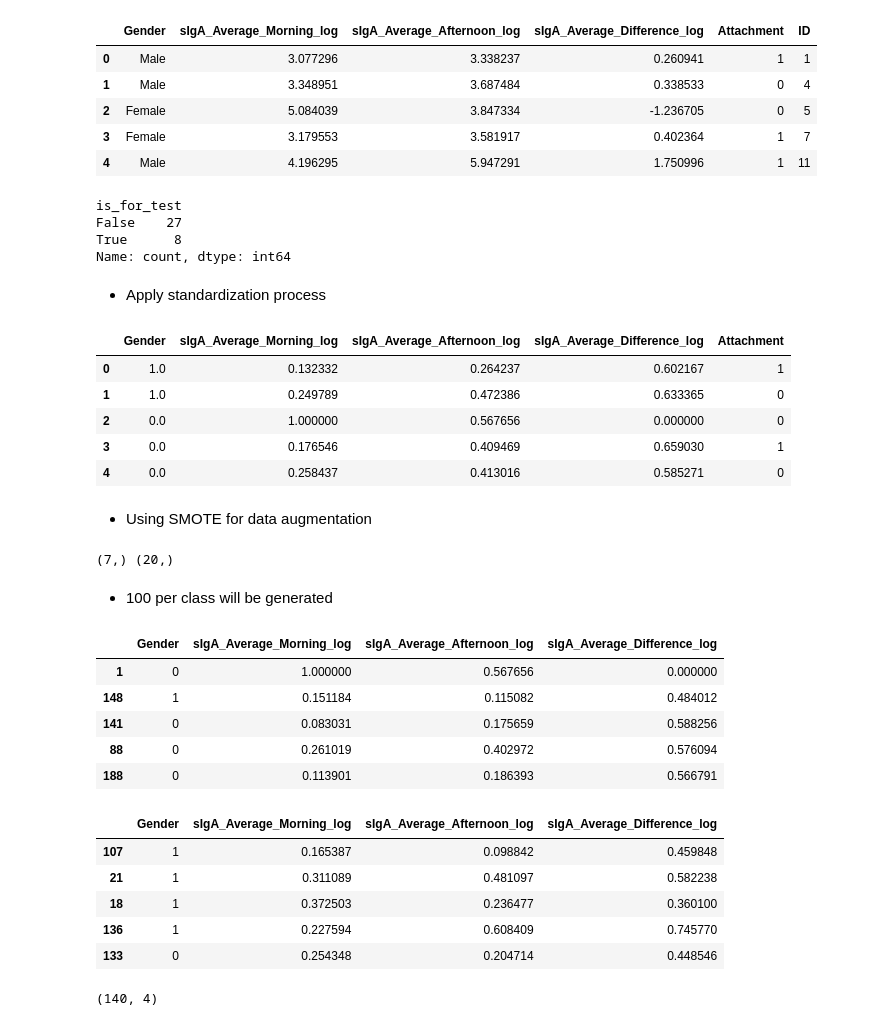
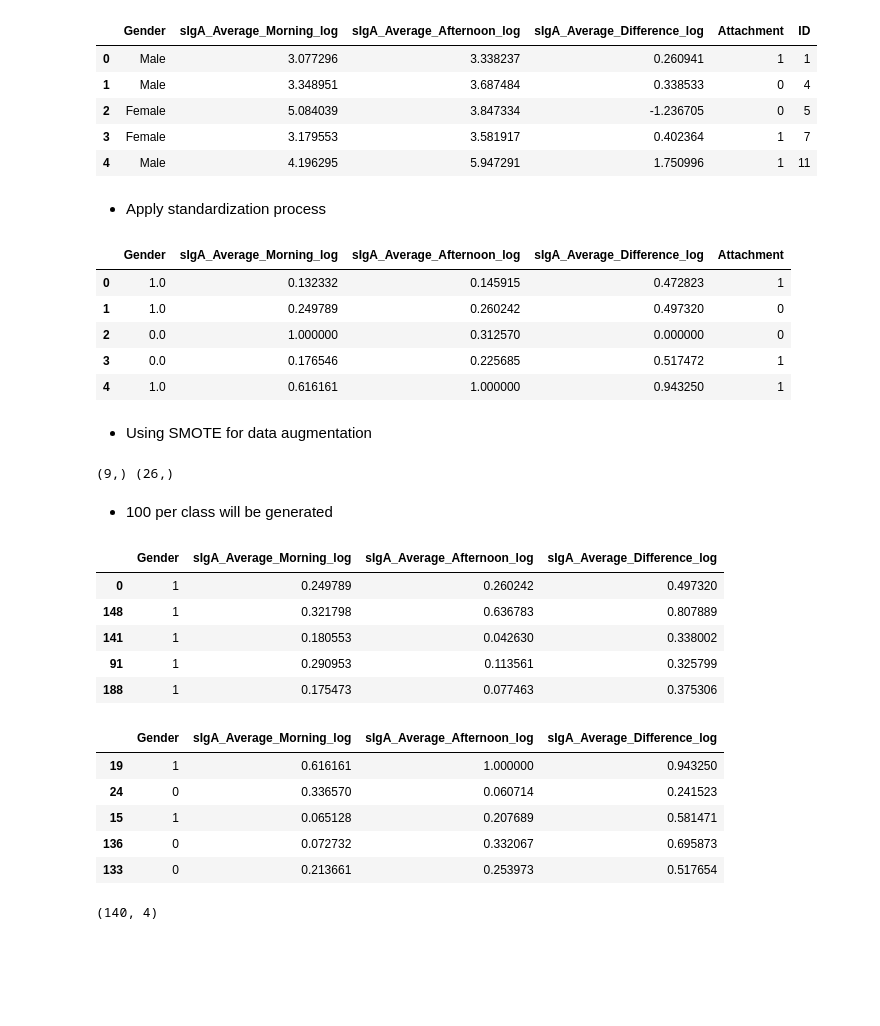
Before and after one commit to dMedinaO/IgA_attachment_analysis, a Jupyter notebook: inference_process/3_predictive_attachment_model.ipynb, the cells around one changed output. Cells and saved outputs as stored; diff of their text form; code cells hidden in the pictures; blank space fills up the shorter version.

Commit message:
update data repo

```diff
--- a/inference_process/3_predictive_attachment_model.ipynb
+++ b/inference_process/3_predictive_attachment_model.ipynb
@@ -105,11 +96,3 @@ df_data.head(5)
 | 4 | Male | 4.196295 | 5.947291 | 1.750996 | 1 | 11 |
 # %%
 df_data["Gender"] = df_data["Gender"].replace({"Female":0, "Male": 1})
-# %%
-df_data["is_for_test"] = df_data["ID"].isin(df_data_test["ID"].values)
-df_data["is_for_test"].value_counts()
-# %% [output]
-is_for_test
-False    27
-True      8
-Name: count, dtype: int64
@@ -119,25 +99,23 @@ data_test = df_data[df_data["is_for_test"]]
 # %%
-response = data_train["Attachment"].values
-response_test = data_test["Attachment"].values
-data_train = data_train.drop(columns=['Attachment', 'ID', "is_for_test"])
-data_test = data_test.drop(columns=['Attachment', 'ID', "is_for_test"])
+response = df_data["Attachment"].values
+df_for_training = df_data.drop(columns=['Attachment', 'ID'])
 # %% [markdown]
 - Apply standardization process
 # %%
 scaler_instance = MinMaxScaler()
-scaler_instance.fit(data_train.values)
-scaled_data = scaler_instance.transform(data_train.values)
+scaler_instance.fit(df_for_training.values)
+scaled_data = scaler_instance.transform(df_for_training.values)
 
-df_prepared = pd.DataFrame(data=scaled_data, columns=data_train.columns)
+df_prepared = pd.DataFrame(data=scaled_data, columns=df_for_training.columns)
 df_prepared["Attachment"] = response
 df_prepared.head(5)
 # %% [output]
 |  | Gender | sIgA_Average_Morning_log | sIgA_Average_Afternoon_log | sIgA_Average_Difference_log | Attachment |
-| 0 | 1.0 | 0.132332 | 0.264237 | 0.602167 | 1 |
-| 1 | 1.0 | 0.249789 | 0.472386 | 0.633365 | 0 |
-| 2 | 0.0 | 1.000000 | 0.567656 | 0.000000 | 0 |
-| 3 | 0.0 | 0.176546 | 0.409469 | 0.659030 | 1 |
-| 4 | 0.0 | 0.258437 | 0.413016 | 0.585271 | 0 |
+| 0 | 1.0 | 0.132332 | 0.145915 | 0.472823 | 1 |
+| 1 | 1.0 | 0.249789 | 0.260242 | 0.497320 | 0 |
+| 2 | 0.0 | 1.000000 | 0.312570 | 0.000000 | 0 |
+| 3 | 0.0 | 0.176546 | 0.225685 | 0.517472 | 1 |
+| 4 | 1.0 | 0.616161 | 1.000000 | 0.943250 | 1 |
 # %% [markdown]
 - Using SMOTE for data augmentation
 # %%
@@ -149,7 +127,7 @@ X_train, X_test, y_train, y_test = train_test_split(
 )
 print(y_test.shape, y_train.shape)
 # %% [output]
-(7,) (20,)
+(9,) (26,)
 # %% [markdown]
 - 100 per class will be generated
 # %%
@@ -167,20 +145,20 @@ X_train, X_val, y_train, y_val = train_test_split(
 X_train.head()
 # %% [output]
 |  | Gender | sIgA_Average_Morning_log | sIgA_Average_Afternoon_log | sIgA_Average_Difference_log |
-| 1 | 0 | 1.000000 | 0.567656 | 0.000000 |
-| 148 | 1 | 0.151184 | 0.115082 | 0.484012 |
-| 141 | 0 | 0.083031 | 0.175659 | 0.588256 |
-| 88 | 0 | 0.261019 | 0.402972 | 0.576094 |
-| 188 | 0 | 0.113901 | 0.186393 | 0.566791 |
+| 0 | 1 | 0.249789 | 0.260242 | 0.497320 |
+| 148 | 1 | 0.321798 | 0.636783 | 0.807889 |
+| 141 | 1 | 0.180553 | 0.042630 | 0.338002 |
+| 91 | 1 | 0.290953 | 0.113561 | 0.325799 |
+| 188 | 1 | 0.175473 | 0.077463 | 0.375306 |
 # %%
 X_val.head()
 # %% [output]
 |  | Gender | sIgA_Average_Morning_log | sIgA_Average_Afternoon_log | sIgA_Average_Difference_log |
-| 107 | 1 | 0.165387 | 0.098842 | 0.459848 |
-| 21 | 1 | 0.311089 | 0.481097 | 0.582238 |
-| 18 | 1 | 0.372503 | 0.236477 | 0.360100 |
-| 136 | 1 | 0.227594 | 0.608409 | 0.745770 |
-| 133 | 0 | 0.254348 | 0.204714 | 0.448546 |
+| 19 | 1 | 0.616161 | 1.000000 | 0.943250 |
+| 24 | 0 | 0.336570 | 0.060714 | 0.241523 |
+| 15 | 1 | 0.065128 | 0.207689 | 0.581471 |
+| 136 | 0 | 0.072732 | 0.332067 | 0.695873 |
+| 133 | 0 | 0.213661 | 0.253973 | 0.517654 |
 # %%
 X_train.shape
 # %% [output]
```
Also changed, not shown: parts of 20 cells of this notebook, 14 other files.
